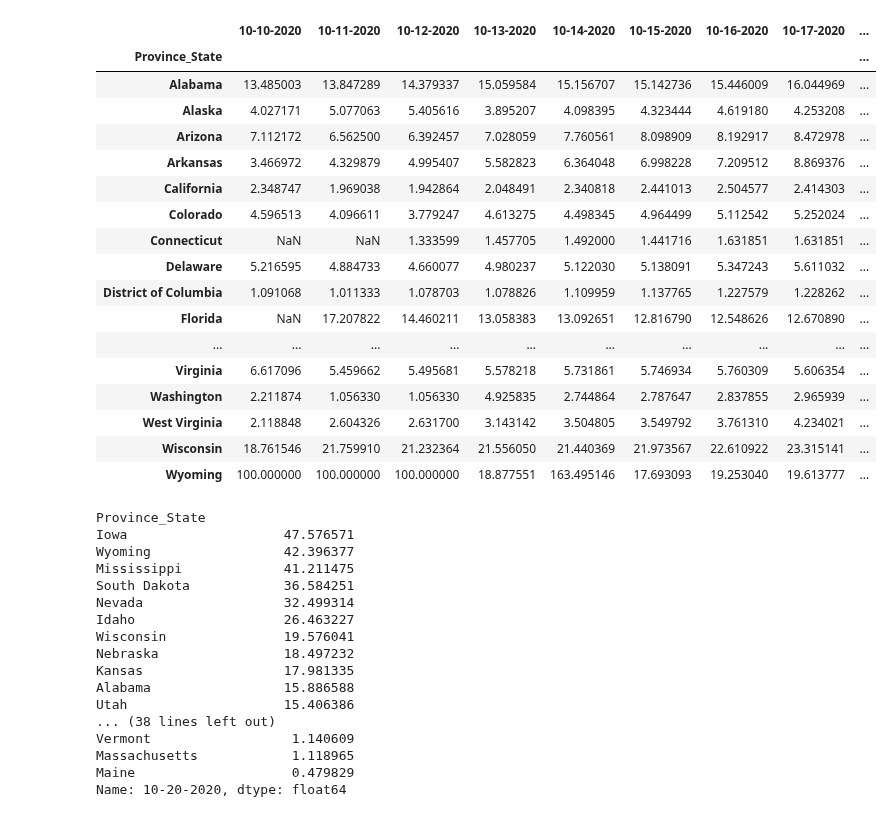
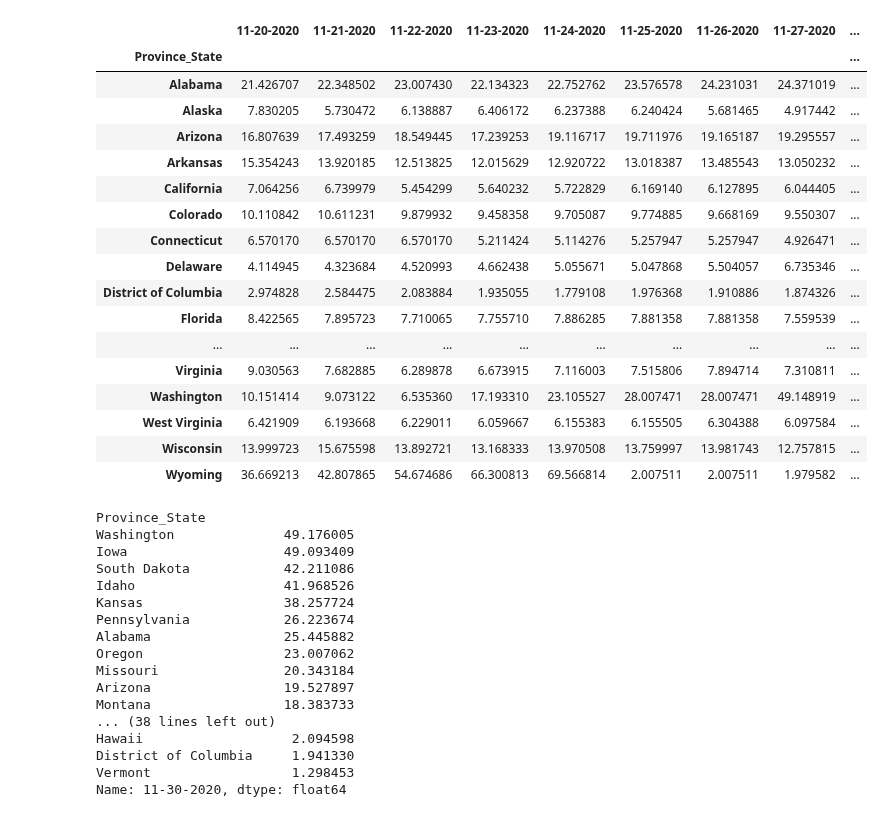
Before and after one commit to jmocay/Notebooks, a Jupyter notebook: covid19_testing_hospitalization_us.ipynb, the cells around one changed output. Drawn from its saved outputs; the diff is of its cells as text; code cells hidden in the pictures.

Commit message:
November 2020 Data

```diff
--- a/covid19_testing_hospitalization_us.ipynb
+++ b/covid19_testing_hospitalization_us.ipynb
@@ -209,59 +205,59 @@ def get_daily_confirmed(dtime):
     return conf
 
 def get_daily_tested(dtime, lag=0):
-    tstd_curr = get_daily_data(dtime - timedelta(days=lag), 'People_Tested')
-    tstd_prev = get_daily_data(dtime - timedelta(days=lag+1), 'People_Tested')
+    tstd_curr = get_daily_data(dtime - timedelta(days=lag), 'Total_Test_Results')
+    tstd_prev = get_daily_data(dtime - timedelta(days=lag+1), 'Total_Test_Results')
     tstd = (tstd_curr - tstd_prev)
-    tstd.rename(columns={'People_Tested': datetime_to_str(dtime)}, inplace=True)
+    tstd.rename(columns={'Total_Test_Results': datetime_to_str(dtime)}, inplace=True)
     return tstd
 
 def get_confirmed_timeseries(dtime, ndays=10):
     df = get_daily_confirmed(dtime)
     for days in range(1, ndays+1):
         df_2 = get_daily_confirmed(dtime - timedelta(days=days))
         df = pd.concat([df_2, df], axis=1, join='inner')
     return df.rolling(7, axis=1, min_periods=1).mean()
 
 def get_tested_timeseries(dtime, lag=0, ndays=10):
     df = get_daily_tested(dtime, lag=lag)
     for days in range(1, ndays+1):
         df_2 = get_daily_tested(dtime - timedelta(days=days), lag=lag)
         df = pd.concat([df_2, df], axis=1, join='inner')
     return df.rolling(7, axis=1, min_periods=1).mean()
 
 def get_pct_plus(dtime, ndays=10, lag=0):
     conf = get_confirmed_timeseries(dtime, ndays=ndays)
     tstd = get_tested_timeseries(dtime, ndays=ndays)
     return 100 * conf / tstd
 
 # get_daily_confirmed(datetime.now() - timedelta(days=2))
 # get_daily_tested(datetime.now() - timedelta(days=2))
 # get_confirmed_timeseries(datetime.now() - timedelta(days=2))
 # get_tested_timeseries(datetime.now() - timedelta(days=2))
 # get_pct_plus(datetime.now() - timedelta(days=2), lag=1)
 # get_pct_plus(datetime.now() - timedelta(days=2), lag=2)
 # get_pct_plus(datetime.now() - timedelta(days=2), lag=3)
 # get_pct_plus(datetime.now() - timedelta(days=2), lag=4)
 get_pct_plus(datetime.now() - timedelta(days=1), ndays=10, lag=0)
 # %% [output]
-|  | 10-10-2020 | 10-11-2020 | 10-12-2020 | 10-13-2020 | 10-14-2020 | 10-15-2020 | 10-16-2020 | 10-17-2020 | ... |
+|  | 11-20-2020 | 11-21-2020 | 11-22-2020 | 11-23-2020 | 11-24-2020 | 11-25-2020 | 11-26-2020 | 11-27-2020 | ... |
 | Province_State |  |  |  |  |  |  |  |  | ... |
-| Alabama | 13.485003 | 13.847289 | 14.379337 | 15.059584 | 15.156707 | 15.142736 | 15.446009 | 16.044969 | ... |
-| Alaska | 4.027171 | 5.077063 | 5.405616 | 3.895207 | 4.098395 | 4.323444 | 4.619180 | 4.253208 | ... |
-| Arizona | 7.112172 | 6.562500 | 6.392457 | 7.028059 | 7.760561 | 8.098909 | 8.192917 | 8.472978 | ... |
-| Arkansas | 3.466972 | 4.329879 | 4.995407 | 5.582823 | 6.364048 | 6.998228 | 7.209512 | 8.869376 | ... |
-| California | 2.348747 | 1.969038 | 1.942864 | 2.048491 | 2.340818 | 2.441013 | 2.504577 | 2.414303 | ... |
-| Colorado | 4.596513 | 4.096611 | 3.779247 | 4.613275 | 4.498345 | 4.964499 | 5.112542 | 5.252024 | ... |
-| Connecticut | NaN | NaN | 1.333599 | 1.457705 | 1.492000 | 1.441716 | 1.631851 | 1.631851 | ... |
-| Delaware | 5.216595 | 4.884733 | 4.660077 | 4.980237 | 5.122030 | 5.138091 | 5.347243 | 5.611032 | ... |
-| District of Columbia | 1.091068 | 1.011333 | 1.078703 | 1.078826 | 1.109959 | 1.137765 | 1.227579 | 1.228262 | ... |
-| Florida | NaN | 17.207822 | 14.460211 | 13.058383 | 13.092651 | 12.816790 | 12.548626 | 12.670890 | ... |
+| Alabama | 21.426707 | 22.348502 | 23.007430 | 22.134323 | 22.752762 | 23.576578 | 24.231031 | 24.371019 | ... |
+| Alaska | 7.830205 | 5.730472 | 6.138887 | 6.406172 | 6.237388 | 6.240424 | 5.681465 | 4.917442 | ... |
+| Arizona | 16.807639 | 17.493259 | 18.549445 | 17.239253 | 19.116717 | 19.711976 | 19.165187 | 19.295557 | ... |
+| Arkansas | 15.354243 | 13.920185 | 12.513825 | 12.015629 | 12.920722 | 13.018387 | 13.485543 | 13.050232 | ... |
+| California | 7.064256 | 6.739979 | 5.454299 | 5.640232 | 5.722829 | 6.169140 | 6.127895 | 6.044405 | ... |
+| Colorado | 10.110842 | 10.611231 | 9.879932 | 9.458358 | 9.705087 | 9.774885 | 9.668169 | 9.550307 | ... |
+| Connecticut | 6.570170 | 6.570170 | 6.570170 | 5.211424 | 5.114276 | 5.257947 | 5.257947 | 4.926471 | ... |
+| Delaware | 4.114945 | 4.323684 | 4.520993 | 4.662438 | 5.055671 | 5.047868 | 5.504057 | 6.735346 | ... |
+| District of Columbia | 2.974828 | 2.584475 | 2.083884 | 1.935055 | 1.779108 | 1.976368 | 1.910886 | 1.874326 | ... |
+| Florida | 8.422565 | 7.895723 | 7.710065 | 7.755710 | 7.886285 | 7.881358 | 7.881358 | 7.559539 | ... |
 | ... | ... | ... | ... | ... | ... | ... | ... | ... | ... |
-| Virginia | 6.617096 | 5.459662 | 5.495681 | 5.578218 | 5.731861 | 5.746934 | 5.760309 | 5.606354 | ... |
-| Washington | 2.211874 | 1.056330 | 1.056330 | 4.925835 | 2.744864 | 2.787647 | 2.837855 | 2.965939 | ... |
-| West Virginia | 2.118848 | 2.604326 | 2.631700 | 3.143142 | 3.504805 | 3.549792 | 3.761310 | 4.234021 | ... |
-| Wisconsin | 18.761546 | 21.759910 | 21.232364 | 21.556050 | 21.440369 | 21.973567 | 22.610922 | 23.315141 | ... |
-| Wyoming | 100.000000 | 100.000000 | 100.000000 | 18.877551 | 163.495146 | 17.693093 | 19.253040 | 19.613777 | ... |
+| Virginia | 9.030563 | 7.682885 | 6.289878 | 6.673915 | 7.116003 | 7.515806 | 7.894714 | 7.310811 | ... |
+| Washington | 10.151414 | 9.073122 | 6.535360 | 17.193310 | 23.105527 | 28.007471 | 28.007471 | 49.148919 | ... |
+| West Virginia | 6.421909 | 6.193668 | 6.229011 | 6.059667 | 6.155383 | 6.155505 | 6.304388 | 6.097584 | ... |
+| Wisconsin | 13.999723 | 15.675598 | 13.892721 | 13.168333 | 13.970508 | 13.759997 | 13.981743 | 12.757815 | ... |
+| Wyoming | 36.669213 | 42.807865 | 54.674686 | 66.300813 | 69.566814 | 2.007511 | 2.007511 | 1.979582 | ... |
 # %%
 # Assumes a 3 day lag of testing results
 dtime = datetime.now() - timedelta(days=1)
@@ -269,19 +265,19 @@ col = datetime_to_str(dtime)
 get_pct_plus(dtime, ndays=10, lag=0).rolling(7, axis=1, min_periods=1).mean().sort_values(col, axis=0, ascending=False)[col]
 # %% [output]
 Province_State
-Iowa                    47.576571
-Wyoming                 42.396377
-Mississippi             41.211475
-South Dakota            36.584251
-Nevada                  32.499314
-Idaho                   26.463227
-Wisconsin               19.576041
-Nebraska                18.497232
-Kansas                  17.981335
-Alabama                 15.886588
-Utah                    15.406386
+Washington              49.176005
+Iowa                    49.093409
+South Dakota            42.211086
+Idaho                   41.968526
+Kansas                  38.257724
+Pennsylvania            26.223674
+Alabama                 25.445882
+Oregon                  23.007062
+Missouri                20.343184
+Arizona                 19.527897
+Montana                 18.383733
 ... (38 lines left out)
-Vermont                  1.140609
-Massachusetts            1.118965
-Maine                    0.479829
-Name: 10-20-2020, dtype: float64
+Hawaii                   2.094598
+District of Columbia     1.941330
+Vermont                  1.298453
+Name: 11-30-2020, dtype: float64
```
Also changed, not shown: parts of 8 cells of this notebook, 1 other file.
